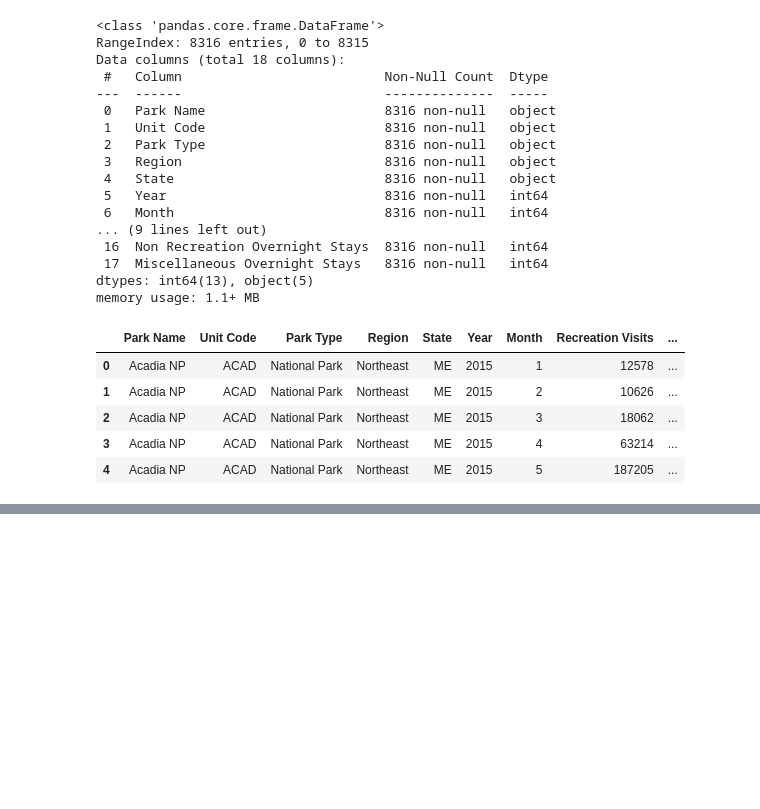
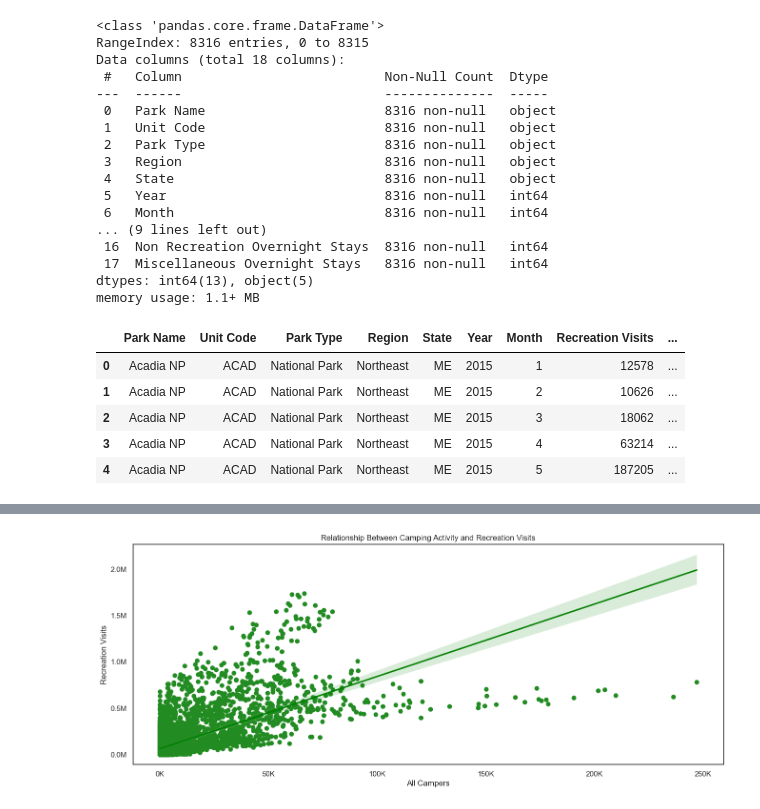
Before and after one commit to andreaycaceres/national-park-crowding-analysis, a Jupyter notebook: notebooks/visitation_data.ipynb, the cells around one changed output, grey strips where cells are left out. Saved outputs shown, nothing was run; the diff lists cells and outputs as text; code cells hidden in the pictures; blank space fills up the shorter version.

```diff
--- a/notebooks/visitation_data.ipynb
+++ b/notebooks/visitation_data.ipynb
@@ -96,0 +135,16 @@ clean_visits.to_csv('../data/clean/visitation_data_clean.csv', index=False)
+# %%
+#do more visitors mean more campers?
+clean_visits['All Campers'] = clean_visits['RV Campers'] + clean_visits['Tent Campers'] + clean_visits['Backcountry']
+plt.figure(figsize=(16,6))
+plt.scatter(clean_visits['All Campers'], clean_visits['Recreation Visits'], color = 'forestgreen')
+plt.title("Relationship Between Camping Activity and Recreation Visits")
+plt.xlabel("Total Campers")
+plt.ylabel("Recreation Visits")
+
+sns.regplot(x='All Campers',y='Recreation Visits',data=clean_visits,scatter_kws={'alpha':0.3, 'color':'forestgreen'},line_kws={'color':'green'})
+
+ax = plt.gca()
+ax.xaxis.set_major_formatter(FuncFormatter(lambda x, pos: f'{x/1000:.0f}K'))
+ax.yaxis.set_major_formatter(FuncFormatter(lambda y, pos: f'{y/1e6:.1f}M'))
+# %% [output]
+[figure, added]
```
Also changed, not shown: parts of 5 cells of this notebook, 2 other files.
